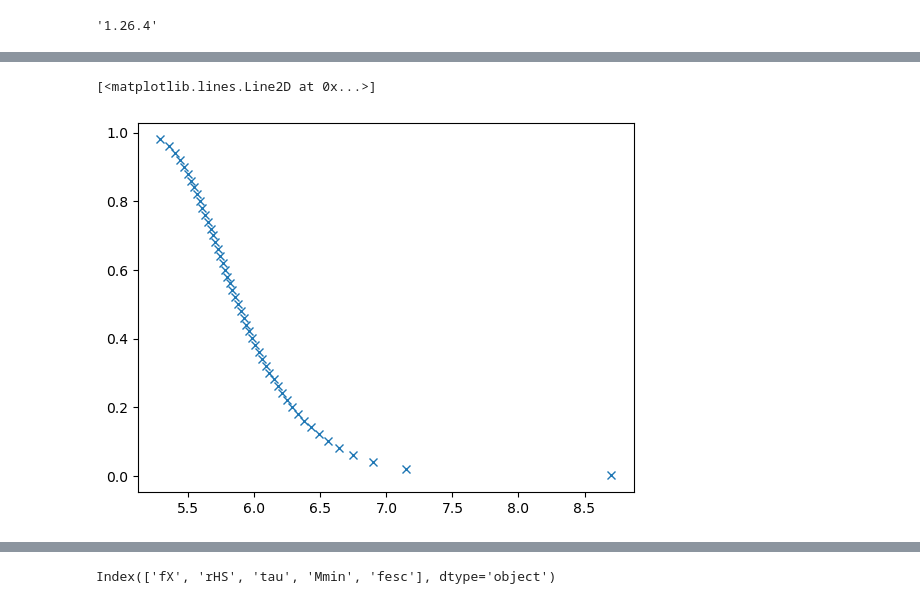
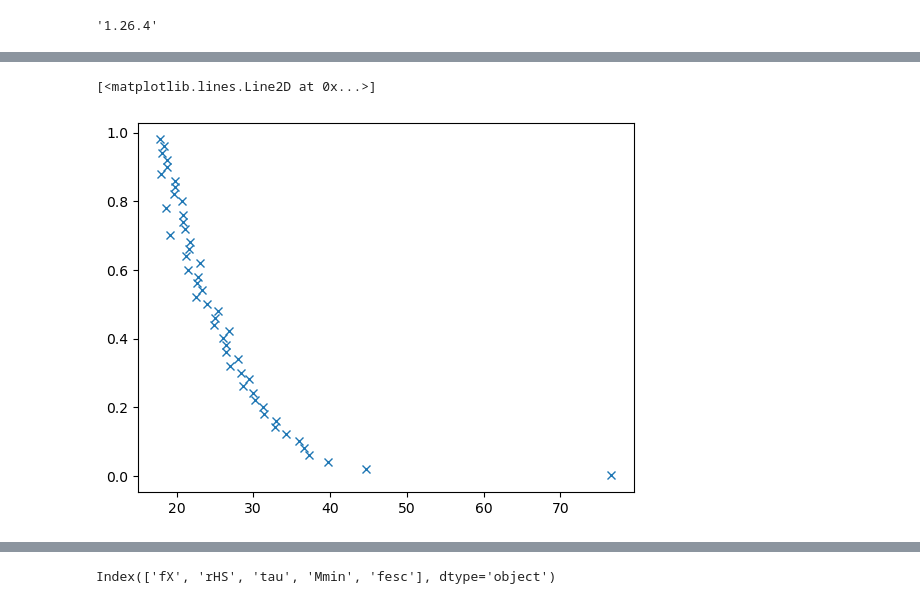
Before and after one commit to lisaleemcb/alfred, a Jupyter notebook: notebooks/ml_xe.ipynb, the cells around one changed output, grey strips where cells are left out. Saved outputs shown, nothing was run; the diff lists cells and outputs as text; code cells hidden in the pictures.

```diff
--- a/notebooks/ml_xe.ipynb
+++ b/notebooks/ml_xe.ipynb
@@ -470,15 +487,12 @@ np.save("pmean_pstd_zm_zs_xev.npy", {"parmeansstd":parmeansstd ,"zm":zm, "zs":zs
 # %%
-model = keras.models.load_model('./xe_emul')
+model = keras.models.load_model(f'/Users/emcbride/alfred/model.keras')
 data = np.load("pmean_pstd_zm_zs_xev.npy", allow_pickle=True)
 
 
 z_fin  = np.arange(10000)/500.+1e-1
 
-params = {'fX':-2.71669877 ,  'rHS':0.2        , 'tau': 3.51074603  , 'Mmin':9.33       , 'fesc': 0.275 }
-#params = {'fX':1.02994486, 'rHS':-0.27050967, 'tau':-1.4320606, 'Mmin':0.58003171, 'fesc':1.0414419}
-
-
-
+#params = {'fX':-2.71669877 ,  'rHS':0.2        , 'tau': 3.51074603  , 'Mmin':9.33       , 'fesc': 0.275 }
+params = {'fX':1.02994486, 'rHS':-0.27050967, 'tau':-1.4320606, 'Mmin':0.58003171, 'fesc':1.0414419}
 
 
 
@@ -489,7 +503,7 @@ xe_interp = data.item()["xe_int"]
 
 
 X0_values = np.array([(params[key]-parmeansstd[key]["mean"])/parmeansstd[key]["std"] for key in params.keys()])
-Yval = model.predict(X0_values)
+Yval = model.predict(X0_values[None,:])
 
-plt.plot(Yval.T*zs+zm, xe_interp, "x")
+plt.plot(Yval[0].T*zs+zm, xe_interp, "x")
 # %% [output]
@@ -497,5 +511,5 @@ plt.plot(Yval.T*zs+zm, xe_interp, "x")
 [<matplotlib.lines.Line2D at 0x...>]
-[figure, old version]
+[figure, new version]
 # %%
 
 zval = (Yval.T * zs + zm).flatten()[::-1]
```
Also changed, not shown: parts of 14 cells of this notebook, 3 other files.
